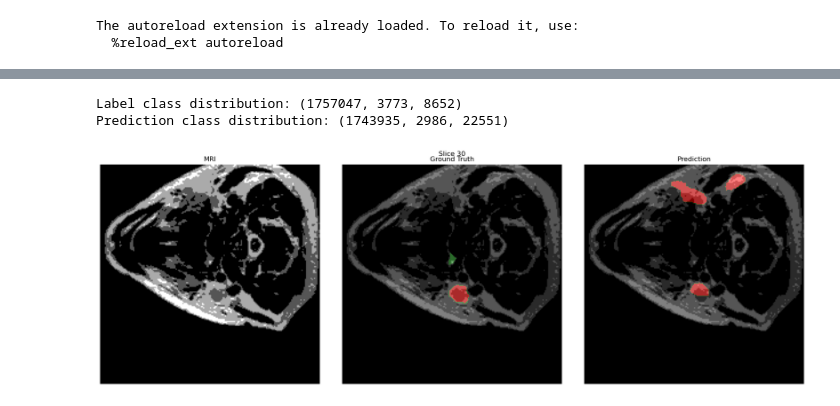
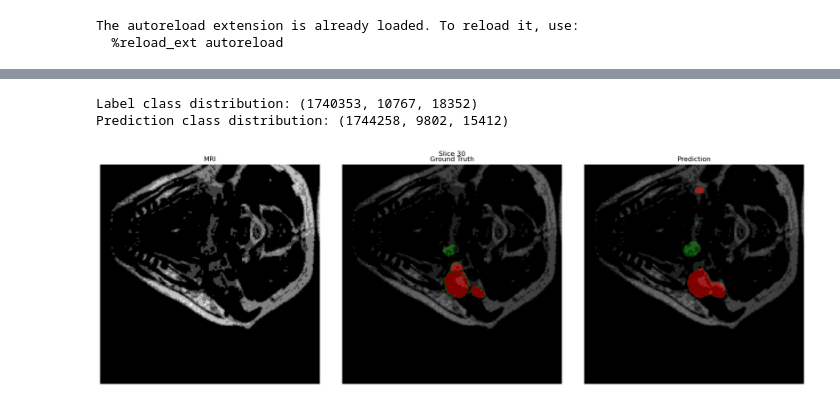
Before and after one commit to herminega/tdt4265_mini_project, a Jupyter notebook: train.ipynb, the cells around one changed output, grey strips where cells are left out. Drawn from its saved outputs; the diff is of its cells as text; code cells hidden in the pictures.

```diff
--- a/train.ipynb
+++ b/train.ipynb
@@ -133,12 +121,12 @@ Train Class2 Dice = 0.721, Val Class2 Dice = 0.614
 # %%
 ### VISUALIZATION ###
-image_path = "results/exp22_nnunet/predictions/image_2.nii.gz"
-label_path = "results/exp22_nnunet/predictions/label_2.nii.gz"
-prediction_path = "results/exp22_nnunet/predictions/prediction_2.nii.gz"
+image_path = "results/exp23_nnunet/predictions/image_2.nii.gz"
+label_path = "results/exp23_nnunet/predictions/label_2.nii.gz"
+prediction_path = "results/exp23_nnunet/predictions/prediction_2.nii.gz"
 
 # Visualize a specific slice (e.g., slice 50)
 visualize_slices(image_path, label_path, prediction_path, slice_idx=30)
 # %% [output]
-Label class distribution: (1757047, 3773, 8652)
-Prediction class distribution: (1743935, 2986, 22551)
+Label class distribution: (1740353, 10767, 18352)
+Prediction class distribution: (1744258, 9802, 15412)
-[figure, old version]
+[figure, new version]
```
Also changed, not shown: parts of 8 cells of this notebook, 8 other files.
